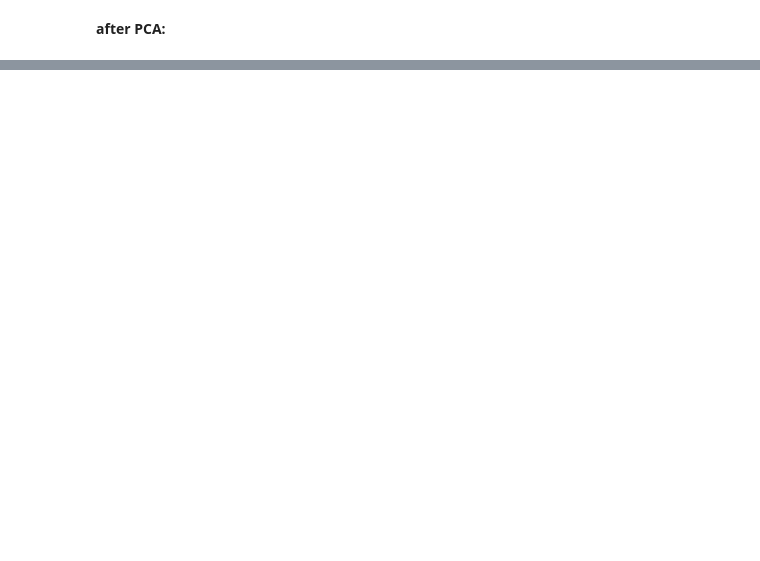
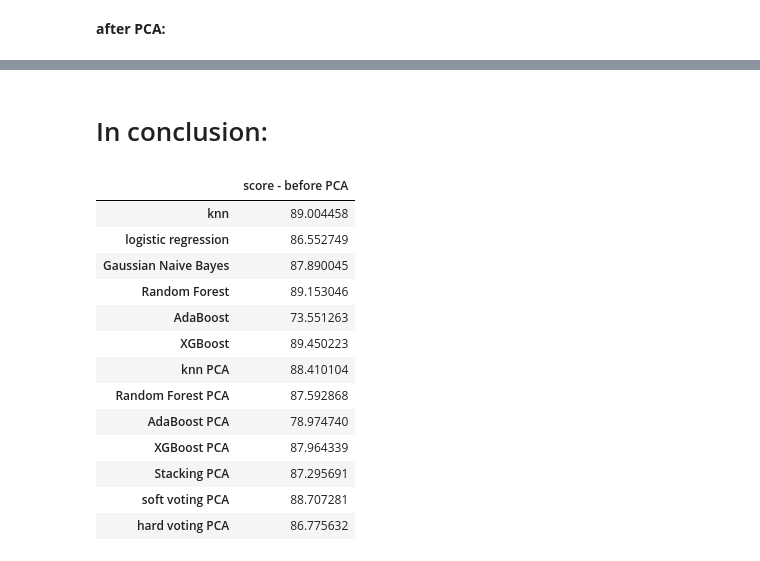
Before and after one commit to TaliaSeada/Data-Science-Research, a Jupyter notebook: Harnessing Machine Learning for interpersonal physical alignment.ipynb, the cells around one changed output, grey strips where cells are left out. Saved outputs shown, nothing was run; the diff lists cells and outputs as text; code cells hidden in the pictures; blank space fills up the shorter version.

```diff
--- a/Harnessing Machine Learning for interpersonal physical alignment.ipynb
+++ b/Harnessing Machine Learning for interpersonal physical alignment.ipynb
@@ -1346,0 +1489,21 @@ Hard Voting score: 86.77563150074295
+# %% [markdown]
+# In conclusion:
+# %%
+scores = [final_knn,final_lr,final_gnb,final_rfc,final_adab,final_xgb,final_knnPCA,final_rfcPCA,final_adabPCA,final_xgb_PCA,final_stack_clf,final_soft_VC,final_hard_VC]
+score_df = pd.DataFrame(scores, index = ['knn','logistic regression','Gaussian Naive Bayes','Random Forest','AdaBoost','XGBoost','knn PCA','Random Forest PCA','AdaBoost PCA','XGBoost PCA','Stacking PCA','soft voting PCA', 'hard voting PCA'], columns = ['score - before PCA'])
+score_df
+# %% [output]
+|  | score - before PCA |
+| knn | 89.004458 |
+| logistic regression | 86.552749 |
+| Gaussian Naive Bayes | 87.890045 |
+| Random Forest | 89.153046 |
+| AdaBoost | 73.551263 |
+| XGBoost | 89.450223 |
+| knn PCA | 88.410104 |
+| Random Forest PCA | 87.592868 |
+| AdaBoost PCA | 78.974740 |
+| XGBoost PCA | 87.964339 |
+| Stacking PCA | 87.295691 |
+| soft voting PCA | 88.707281 |
+| hard voting PCA | 86.775632 |
```
Also changed, not shown: parts of 33 cells of this notebook.
